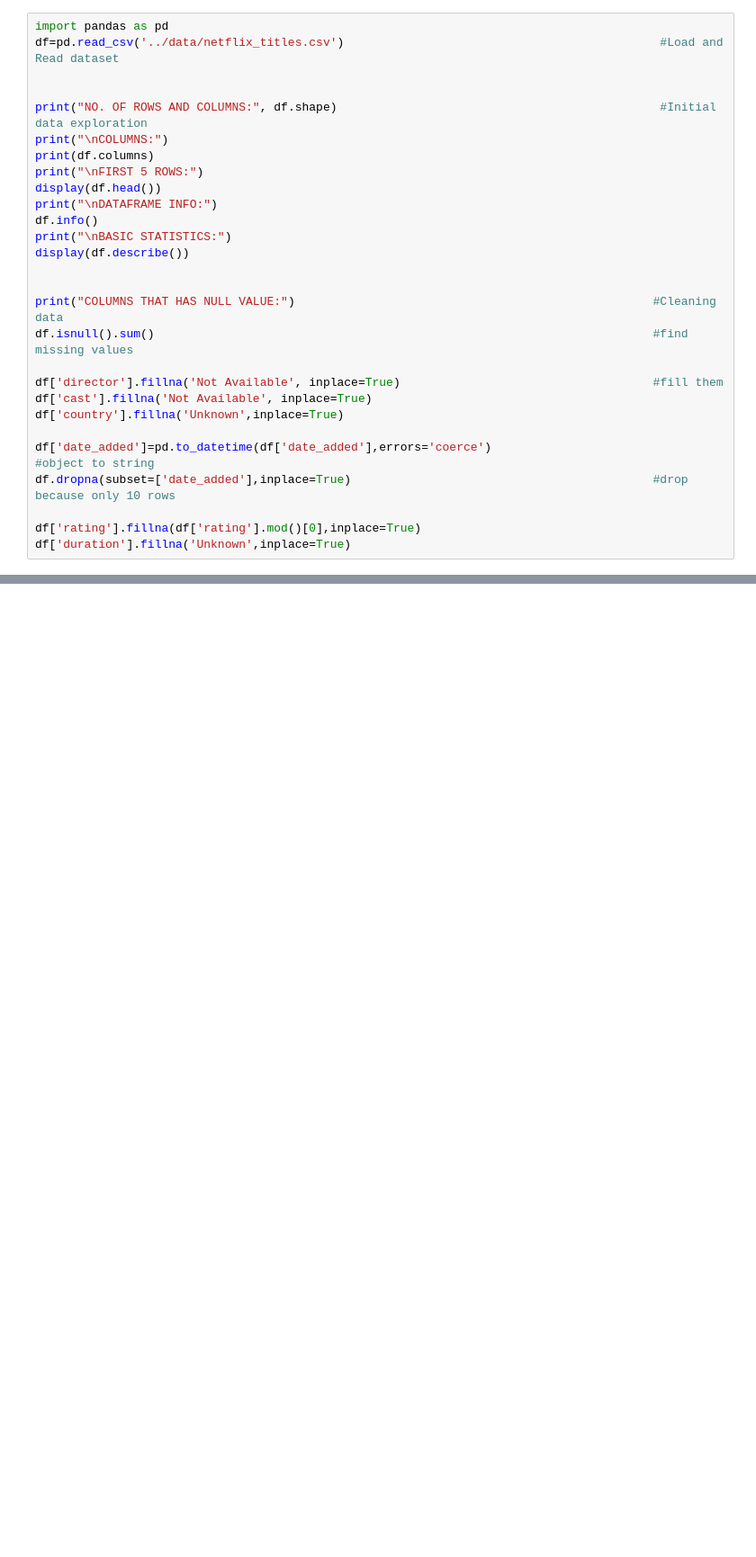
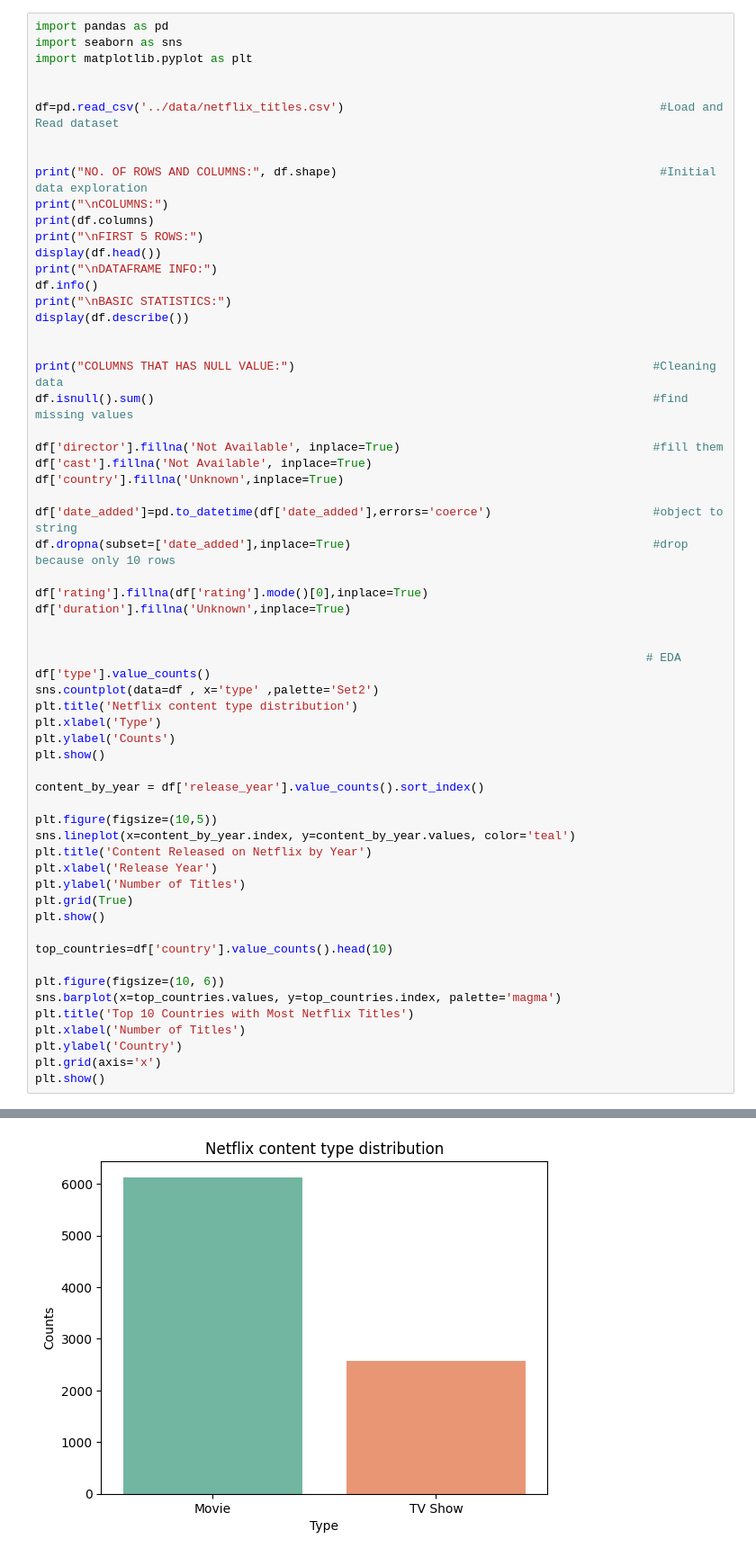
Before and after one commit to Ayisha-Mohammed/Netflix_data_analysis, a Jupyter notebook: notebooks/netflix_data_exploring.ipynb, the cells around one changed output, grey strips where cells are left out. Shown: that part at 90% size. Saved outputs shown, nothing was run; the diff lists cells and outputs as text; blank space fills up the shorter version.

Commit message:
line and barplots

```diff
--- a/notebooks/netflix_data_exploring.ipynb
+++ b/notebooks/netflix_data_exploring.ipynb
@@ -1,5 +1,9 @@
 # %%
 import pandas as pd
+import seaborn as sns
+import matplotlib.pyplot as plt
+
+
 df=pd.read_csv('../data/netflix_titles.csv')                                             #Load and Read dataset
 
 
@@ -21,11 +25,40 @@ df['director'].fillna('Not Available', inplace=True)
 df['cast'].fillna('Not Available', inplace=True)
 df['country'].fillna('Unknown',inplace=True)
 
-df['date_added']=pd.to_datetime(df['date_added'],errors='coerce')                                       #object to string
+df['date_added']=pd.to_datetime(df['date_added'],errors='coerce')                       #object to string
 df.dropna(subset=['date_added'],inplace=True)                                           #drop because only 10 rows
 
-df['rating'].fillna(df['rating'].mod()[0],inplace=True)
+df['rating'].fillna(df['rating'].mode()[0],inplace=True)
 df['duration'].fillna('Unknown',inplace=True)
+
+
+                                                                                       # EDA
+df['type'].value_counts()
+sns.countplot(data=df , x='type' ,palette='Set2')
+plt.title('Netflix content type distribution')
+plt.xlabel('Type')
+plt.ylabel('Counts')
+plt.show()
+
+content_by_year = df['release_year'].value_counts().sort_index()
+
+plt.figure(figsize=(10,5))
+sns.lineplot(x=content_by_year.index, y=content_by_year.values, color='teal')
+plt.title('Content Released on Netflix by Year')
+plt.xlabel('Release Year')
+plt.ylabel('Number of Titles')
+plt.grid(True)
+plt.show()
+
+top_countries=df['country'].value_counts().head(10)
+
+plt.figure(figsize=(10, 6))
+sns.barplot(x=top_countries.values, y=top_countries.index, palette='magma')
+plt.title('Top 10 Countries with Most Netflix Titles')
+plt.xlabel('Number of Titles')
+plt.ylabel('Country')
+plt.grid(axis='x')
+plt.show()
 # %% [output]
 NO. OF ROWS AND COLUMNS: (8807, 12)
 
@@ -87,0 +121 @@ For example, when doing 'df[col].method(value, inplace=True)', try using 'df.met
+[figure, added]
```
Also changed, not shown: parts of 1 cell of this notebook.
